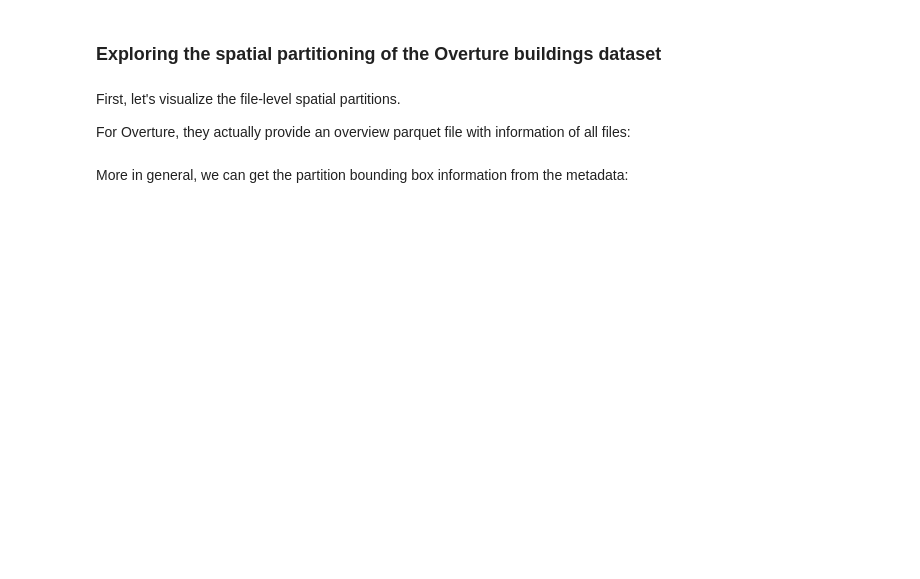
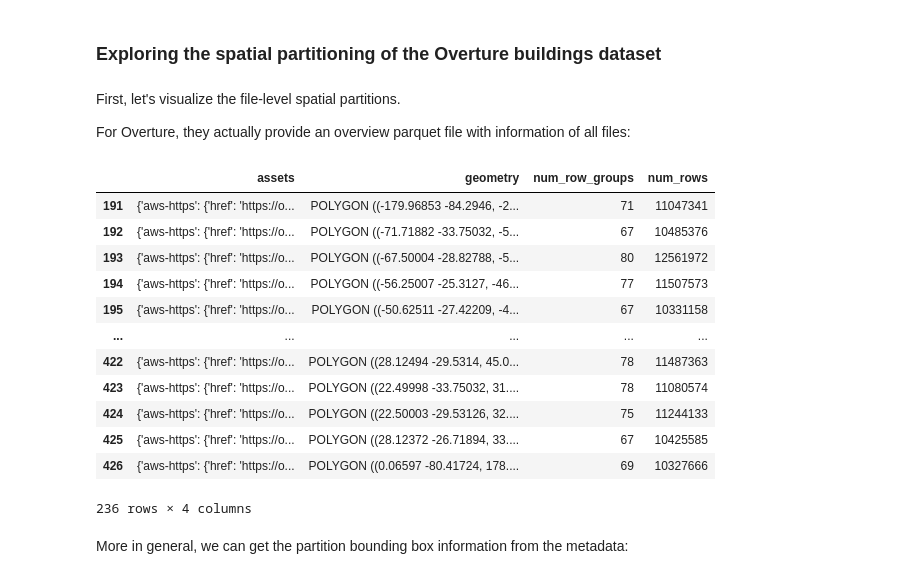
Before and after one commit to jorisvandenbossche/2025-cloudscaping-geoparquet-workshop, a Jupyter notebook: geoparquet-workshop.ipynb, the cells around one changed output. Saved outputs shown, nothing was run; the diff lists cells and outputs as text; code cells hidden in the pictures; blank space fills up the shorter version.

```diff
--- a/geoparquet-workshop.ipynb
+++ b/geoparquet-workshop.ipynb
@@ -132,6 +287,25 @@ import pandas as pd
 # %%
+import pandas as pd
+import geopandas
+
 collections = pd.read_parquet("https://stac.overturemaps.org/2025-10-22.0/collections.parquet")
-collections[collections["collection"] == "building"]
+collections["geometry"] = geopandas.GeoSeries.from_wkb(collections["geometry"])
+collections_building = collections[collections["collection"] == "building"]
+collections_building[["assets", "geometry", "num_row_groups", "num_rows"]]
+# %% [output]
+|  | assets | geometry | num_row_groups | num_rows |
+| 191 | {'aws-https': {'href': 'https://o... | POLYGON ((-179.96853 -84.2946, -2... | 71 | 11047341 |
+| 192 | {'aws-https': {'href': 'https://o... | POLYGON ((-71.71882 -33.75032, -5... | 67 | 10485376 |
+| 193 | {'aws-https': {'href': 'https://o... | POLYGON ((-67.50004 -28.82788, -5... | 80 | 12561972 |
+| 194 | {'aws-https': {'href': 'https://o... | POLYGON ((-56.25007 -25.3127, -46... | 77 | 11507573 |
+| 195 | {'aws-https': {'href': 'https://o... | POLYGON ((-50.62511 -27.42209, -4... | 67 | 10331158 |
+| ... | ... | ... | ... | ... |
+| 422 | {'aws-https': {'href': 'https://o... | POLYGON ((28.12494 -29.5314, 45.0... | 78 | 11487363 |
+| 423 | {'aws-https': {'href': 'https://o... | POLYGON ((22.49998 -33.75032, 31.... | 78 | 11080574 |
+| 424 | {'aws-https': {'href': 'https://o... | POLYGON ((22.50003 -29.53126, 32.... | 75 | 11244133 |
+| 425 | {'aws-https': {'href': 'https://o... | POLYGON ((28.12372 -26.71894, 33.... | 67 | 10425585 |
+| 426 | {'aws-https': {'href': 'https://o... | POLYGON ((0.06597 -80.41724, 178.... | 69 | 10327666 |
+236 rows × 4 columns
 # %% [markdown]
 More in general, we can get the partition bounding box information from the metadata:
 # %%
```
Also changed, not shown: parts of 62 cells of this notebook, 1 other file.
